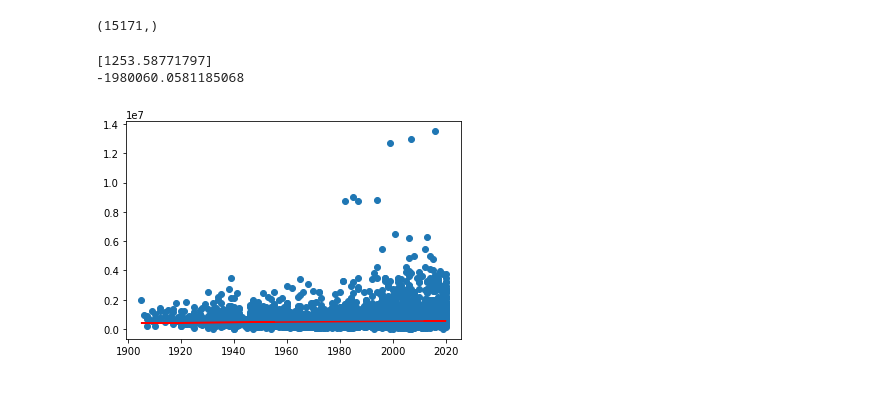
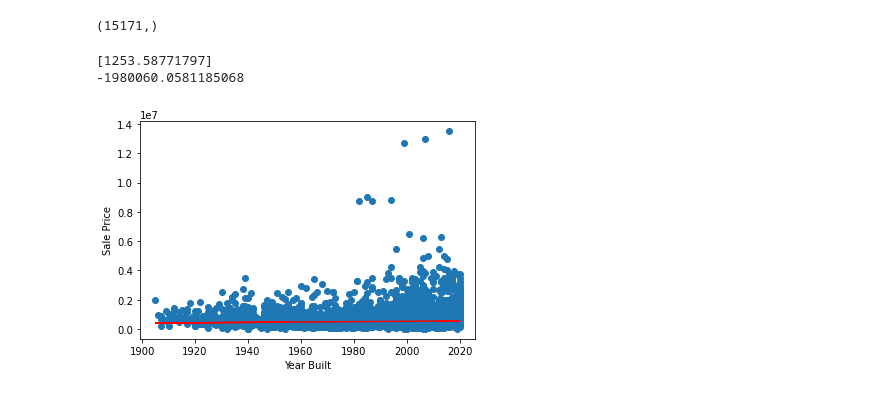
Before and after one commit to LaharikaSCU/Austin_Project, a Jupyter notebook: housing_market_prediction.ipynb, the cells around one changed output. Saved outputs shown, nothing was run; the diff lists cells and outputs as text; code cells hidden in the pictures.

Commit message:
EDA YearBuilt vs SalesPrice

```diff
--- a/housing_market_prediction.ipynb
+++ b/housing_market_prediction.ipynb
@@ -207,13 +209,15 @@ print(y_pred.shape)
 # %% [output]
 (15171,)
 # %%
+print(model.coef_)
+print(model.intercept_)
+
 plt.scatter(X,y)
 plt.plot(X,y_pred, color='red')
-
-print(model.coef_)
-print(model.intercept_)
+plt.xlabel("Year Built")
+plt.ylabel("Sale Price")
 plt.show()
 # %% [output]
 [1253.58771797]
 -1980060.0581185068
-[figure, old version]
+[figure, new version]
```
Also changed, not shown: parts of 1 cell of this notebook.
